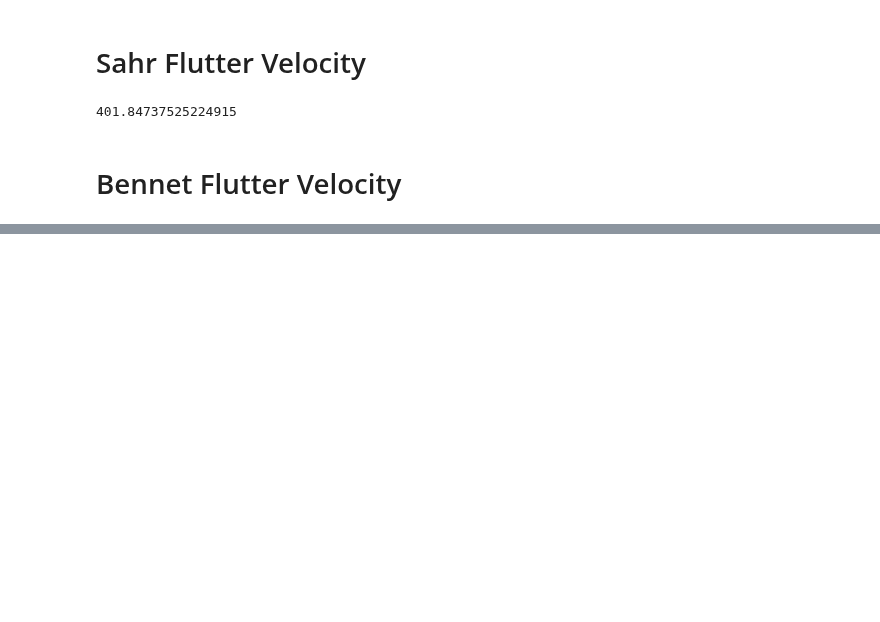
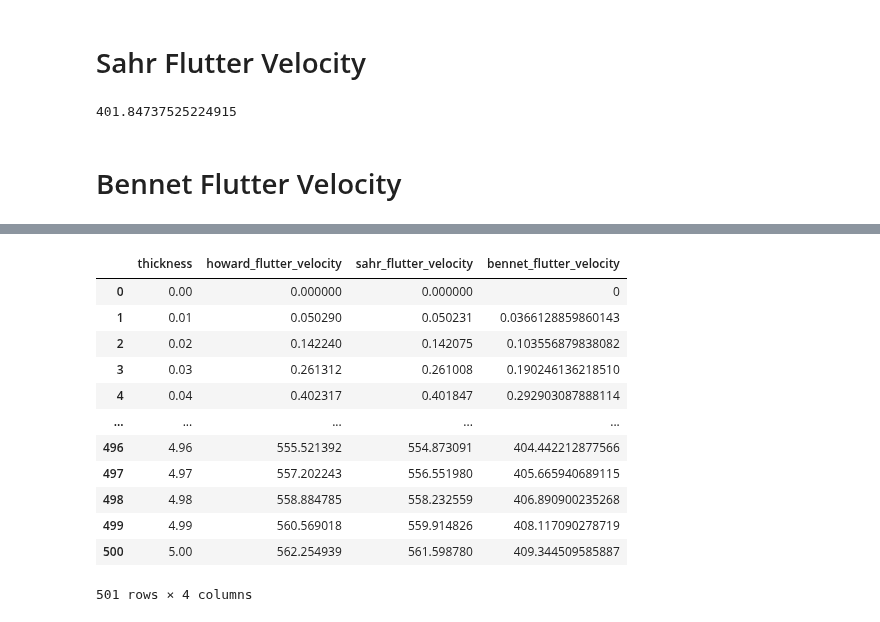
Before and after one commit to Iash5225/Python, a Jupyter notebook: notebooks/finflutter.ipynb, the cells around one changed output, grey strips where cells are left out. Cells and saved outputs as stored; diff of their text form; code cells hidden in the pictures; blank space fills up the shorter version.

```diff
--- a/notebooks/finflutter.ipynb
+++ b/notebooks/finflutter.ipynb
@@ -157 +166,30 @@ Computed Flutter Velocity: 292.903087888114 m/s
+# %%
+howard_flutter_array = []
+sahr_flutter_array= []
+bennet_flutter_array = []
+
+for thickness in thicknesses_array:
+    # Update the thickness in the params for howard_cfv
+    params['howard_cfv']['thickness'] = thickness * \
+        MILLIMETRES_TO_INCHES if UNITS == 'SI' else thickness
+
+    params['sahr_cfv']['thickness'] = thickness
+    params['bennet_cfv']['t_val'] = thickness/10
+
+    # Calculate flutter velocity for the current thickness
+    flutter_velocity_howard = howard_cfv(**params['howard_cfv'])
+    flutter_velocity_sahr = sahr_cfv(**params['sahr_cfv'])
+    flutter_velocity_bennet = bennet_cfv(**params['bennet_cfv'])
+    # Convert flutter velocity to the correct units if necessary
+    flutter_velocity_converted = flutter_velocity_howard / \
+        (METRES_TO_FEET if UNITS == 'SI' else 1)
+
+    # Append the calculated flutter velocity to the array
+    howard_flutter_array.append(flutter_velocity_converted)
+    sahr_flutter_array.append(flutter_velocity_sahr)
+    bennet_flutter_array.append(flutter_velocity_bennet)
+
+howard_flutter_array = np.array(howard_flutter_array)
+sahr_flutter_array = np.array(sahr_flutter_array)
+bennet_flutter_array = np.array(bennet_flutter_array)
 # %%
@@ -199,0 +198,25 @@ NameError: name 'MAX_VELOCITY' is not defined
+# %%
+df_dict = {
+    "thickness": thicknesses_array,
+    "howard_flutter_velocity": howard_flutter_array,
+    "sahr_flutter_velocity": sahr_flutter_array,
+    "bennet_flutter_velocity": bennet_flutter_array
+}
+
+# Creating the DataFrame
+flutter_df = pd.DataFrame(df_dict)
+display(flutter_df)
+# %% [output]
+|  | thickness | howard_flutter_velocity | sahr_flutter_velocity | bennet_flutter_velocity |
+| 0 | 0.00 | 0.000000 | 0.000000 | 0 |
+| 1 | 0.01 | 0.050290 | 0.050231 | 0.0366128859860143 |
+| 2 | 0.02 | 0.142240 | 0.142075 | 0.103556879838082 |
+| 3 | 0.03 | 0.261312 | 0.261008 | 0.190246136218510 |
+| 4 | 0.04 | 0.402317 | 0.401847 | 0.292903087888114 |
+| ... | ... | ... | ... | ... |
+| 496 | 4.96 | 555.521392 | 554.873091 | 404.442212877566 |
+| 497 | 4.97 | 557.202243 | 556.551980 | 405.665940689115 |
+| 498 | 4.98 | 558.884785 | 558.232559 | 406.890900235268 |
+| 499 | 4.99 | 560.569018 | 559.914826 | 408.117090278719 |
+| 500 | 5.00 | 562.254939 | 561.598780 | 409.344509585887 |
+501 rows × 4 columns
```
Also changed, not shown: parts of 15 cells of this notebook, 1 other file.
